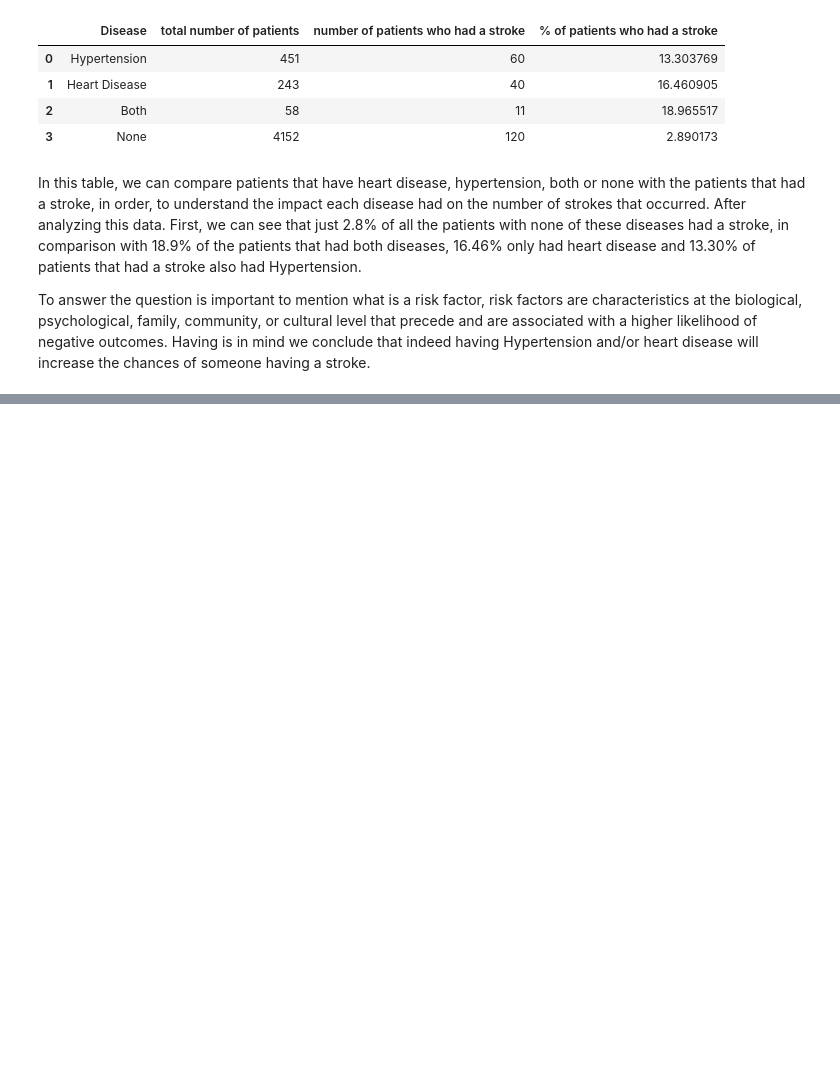
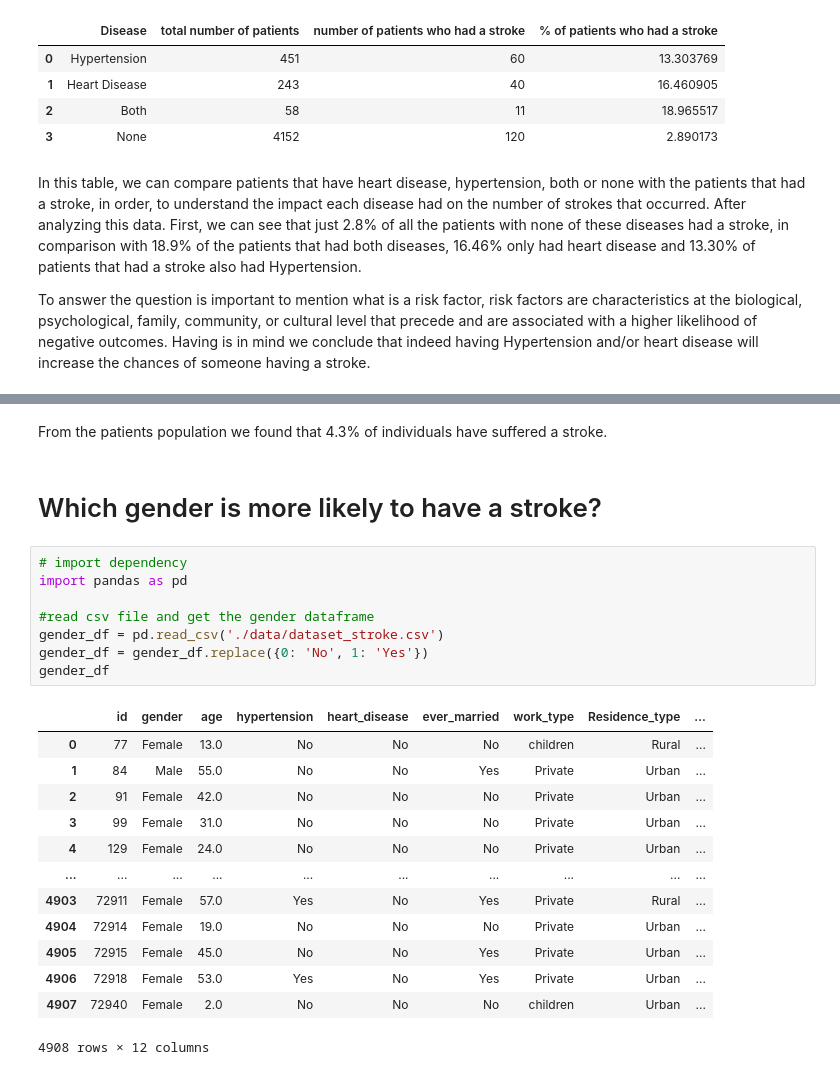
Before and after one commit to DianaGRM/Project_1, a Jupyter notebook: Stroke_Prediction .ipynb, the cells around one changed output, grey strips where cells are left out. Drawn from its saved outputs; the diff is of its cells as text; blank space fills up the shorter version.

```diff
--- a/Stroke_Prediction .ipynb
+++ b/Stroke_Prediction .ipynb
@@ -428,0 +472,26 @@ To answer the question is important to mention what is a risk factor, risk facto
+# %% [markdown]
+From the patients population we found that 4.3% of individuals have suffered a stroke.
+# %% [markdown]
+# Which gender is more likely to have a stroke?
+# %%
+# import dependency
+import pandas as pd
+
+#read csv file and get the gender dataframe
+gender_df = pd.read_csv('./data/dataset_stroke.csv')
+gender_df = gender_df.replace({0: 'No', 1: 'Yes'})
+gender_df
+# %% [output]
+|  | id | gender | age | hypertension | heart_disease | ever_married | work_type | Residence_type | ... |
+| 0 | 77 | Female | 13.0 | No | No | No | children | Rural | ... |
+| 1 | 84 | Male | 55.0 | No | No | Yes | Private | Urban | ... |
+| 2 | 91 | Female | 42.0 | No | No | No | Private | Urban | ... |
+| 3 | 99 | Female | 31.0 | No | No | No | Private | Urban | ... |
+| 4 | 129 | Female | 24.0 | No | No | No | Private | Urban | ... |
+| ... | ... | ... | ... | ... | ... | ... | ... | ... | ... |
+| 4903 | 72911 | Female | 57.0 | Yes | No | Yes | Private | Rural | ... |
+| 4904 | 72914 | Female | 19.0 | No | No | No | Private | Urban | ... |
+| 4905 | 72915 | Female | 45.0 | No | No | Yes | Private | Urban | ... |
+| 4906 | 72918 | Female | 53.0 | Yes | No | Yes | Private | Urban | ... |
+| 4907 | 72940 | Female | 2.0 | No | No | No | children | Urban | ... |
+4908 rows × 12 columns
```
Also changed, not shown: parts of 11 cells of this notebook, 2 other files.
